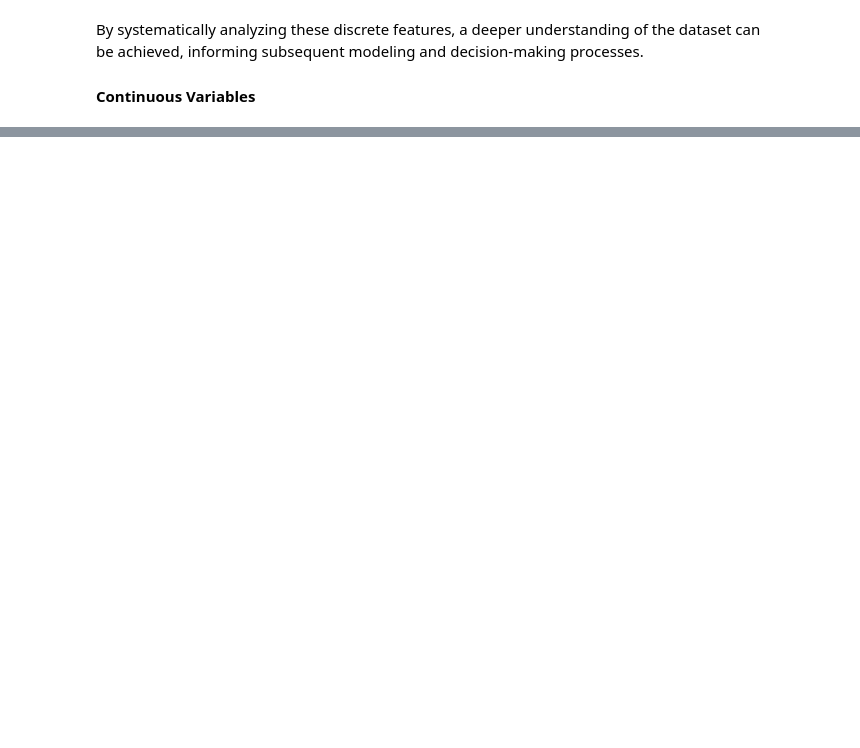
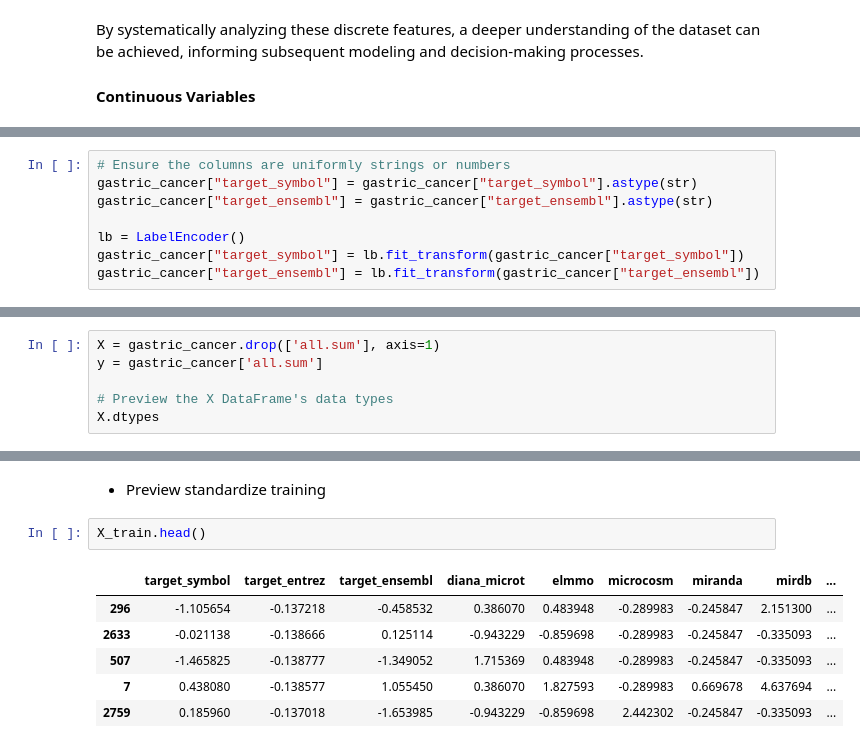
Before and after one commit to cogxen/notebooks, a Jupyter notebook: gastric-cancer-prediction/report.ipynb, the cells around one changed output, grey strips where cells are left out. Cells and saved outputs as stored; diff of their text form; blank space fills up the shorter version.

```diff
--- a/gastric-cancer-prediction/report.ipynb
+++ b/gastric-cancer-prediction/report.ipynb
@@ -367,0 +425,8 @@ By systematically analyzing these discrete features, a deeper understanding of t
+# %%
+# Ensure the columns are uniformly strings or numbers
+gastric_cancer["target_symbol"] = gastric_cancer["target_symbol"].astype(str)
+gastric_cancer["target_ensembl"] = gastric_cancer["target_ensembl"].astype(str)
+
+lb = LabelEncoder()
+gastric_cancer["target_symbol"] = lb.fit_transform(gastric_cancer["target_symbol"])
+gastric_cancer["target_ensembl"] = lb.fit_transform(gastric_cancer["target_ensembl"])
@@ -367,0 +435,6 @@ By systematically analyzing these discrete features, a deeper understanding of t
+# %%
+X = gastric_cancer.drop(['all.sum'], axis=1)
+y = gastric_cancer['all.sum']
+
+# Preview the X DataFrame's data types
+X.dtypes
@@ -367,0 +472,11 @@ By systematically analyzing these discrete features, a deeper understanding of t
+# %% [markdown]
+- Preview standardize training
+# %%
+X_train.head()
+# %% [output]
+|  | target_symbol | target_entrez | target_ensembl | diana_microt | elmmo | microcosm | miranda | mirdb | ... |
+| 296 | -1.105654 | -0.137218 | -0.458532 | 0.386070 | 0.483948 | -0.289983 | -0.245847 | 2.151300 | ... |
+| 2633 | -0.021138 | -0.138666 | 0.125114 | -0.943229 | -0.859698 | -0.289983 | -0.245847 | -0.335093 | ... |
+| 507 | -1.465825 | -0.138777 | -1.349052 | 1.715369 | 0.483948 | -0.289983 | -0.245847 | -0.335093 | ... |
+| 7 | 0.438080 | -0.138577 | 1.055450 | 0.386070 | 1.827593 | -0.289983 | 0.669678 | 4.637694 | ... |
+| 2759 | 0.185960 | -0.137018 | -1.653985 | -0.943229 | -0.859698 | 2.442302 | -0.245847 | -0.335093 | ... |
```
Also changed, not shown: parts of 60 cells of this notebook.
